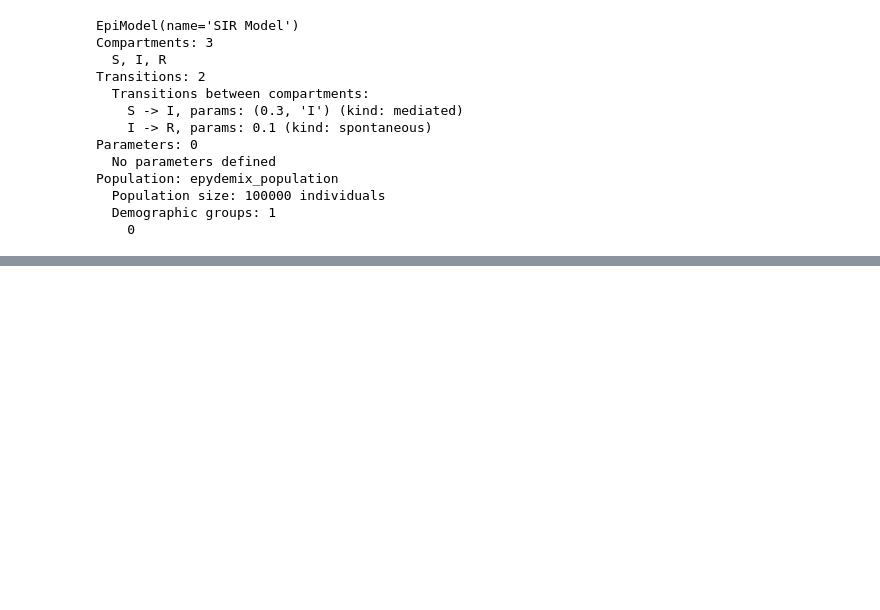
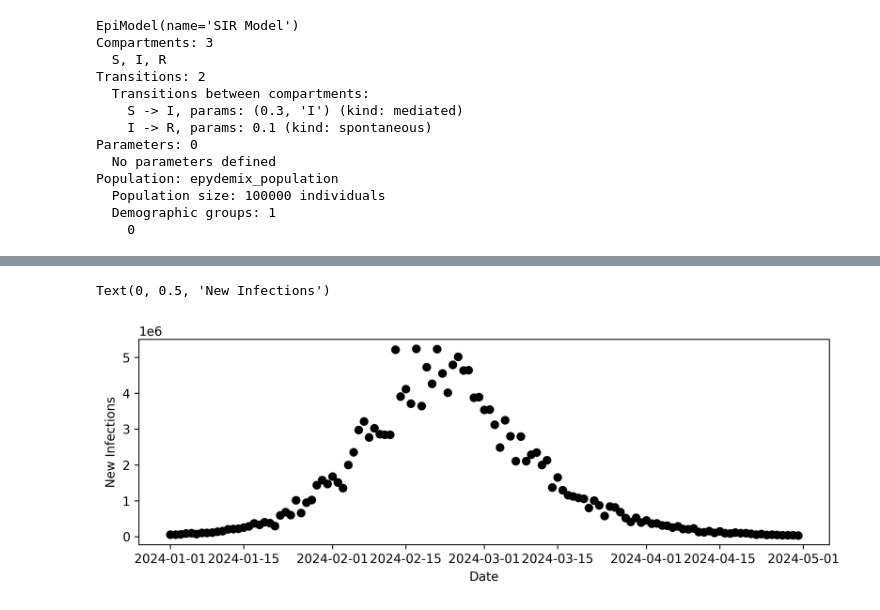
Before and after one commit to epistorm/epydemix, a Jupyter notebook: test.ipynb, the cells around one changed output, grey strips where cells are left out. Drawn from its saved outputs; the diff is of its cells as text; code cells hidden in the pictures; blank space fills up the shorter version.

```diff
--- a/test.ipynb
+++ b/test.ipynb
@@ -39,0 +50,11 @@ def run():
+# %%
+data = pd.read_csv('./tutorials/data/incidence_data.csv')
+data["date"] = pd.to_datetime(data["date"])
+
+fig, ax = plt.subplots(dpi=300, figsize=(10, 3))
+plt.plot(data["date"], data["data"], label="I", color="k", linestyle="None", marker="o")
+plt.xlabel("Date")
+plt.ylabel("New Infections")
+# %% [output]
+Text(0, 0.5, 'New Infections')
+[figure, added]
```
Also changed, not shown: parts of 13 cells of this notebook, 4 other files.
